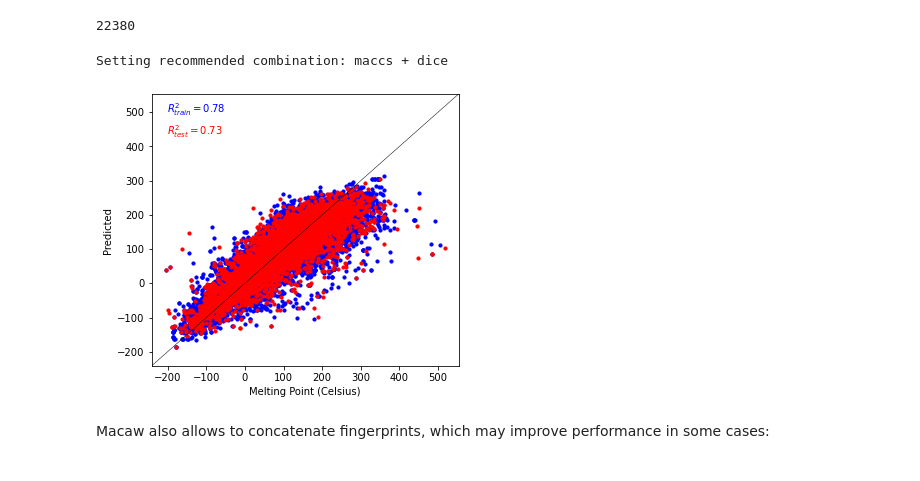
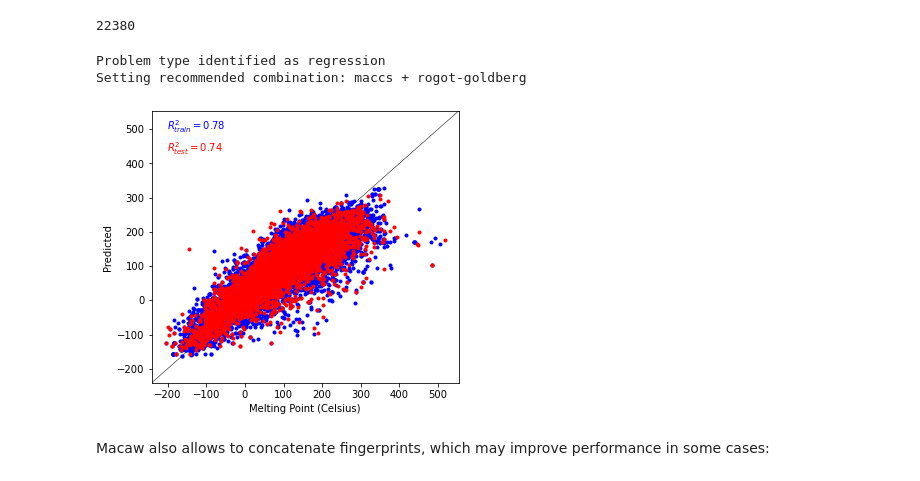
Before and after one commit to LBLQMM/MACAW, a Jupyter notebook: notebooks/N1-Fuel Properties.ipynb, the cells around one changed output. Drawn from its saved outputs; the diff is of its cells as text; code cells hidden in the pictures.

```diff
--- a/notebooks/N1-Fuel Properties.ipynb
+++ b/notebooks/N1-Fuel Properties.ipynb
@@ -320,7 +342,7 @@ parity_plot(x=y_train,y=y_train_pred,x_test=y_test,y_test=y_test_pred, xlabel="Y
 # %% [markdown]
 ##  Melting Point (MP)
 # %%
-df = pd.read_csv('./data/data_MP4.csv')
+df = pd.read_csv("../data/data_MP4.csv")
 smiles = df.smiles
 Y = df.mpC
 print(len(smiles))
@@ -343,24 +365,26 @@ print(len(smi_train))
 # %%
 mcw = Macaw_optimus(smi_train, y_train, C=50)
 # %% [output]
-Setting recommended combination: maccs + dice
+Problem type identified as regression
+Setting recommended combination: maccs + rogot-goldberg
 # %%
 X_train = mcw.transform()
 # %%
-regr = SVR(kernel = "rbf", C=100, epsilon = 20)
+regr = SVR(kernel = 'rbf', C=100, epsilon = 20)
 regr.fit(X_train,y_train)
 
 # Train set predictions
 y_train_pred = regr.predict(X_train)
 
 # Test set predictions
 X_test = mcw.transform(smi_test)
 y_test_pred = regr.predict(X_test)
 
 # Parity plot
-parity_plot(x=y_train,y=y_train_pred,x_test=y_test,y_test=y_test_pred,xlabel="Melting Point (Celsius)", savetitle="./data/MP.png")
+parity_plot(x=y_train, y=y_train_pred, x_test=y_test, y_test=y_test_pred,
+            xlabel="Melting Point (Celsius)", savetitle="../data/MP.png")
 # %% [output]
-[figure, old version]
+[figure, new version]
 # %% [markdown]
 Macaw also allows to concatenate fingerprints, which may improve performance in some cases:
 # %%
```
Also changed, not shown: parts of 30 cells of this notebook, 19 other files.
